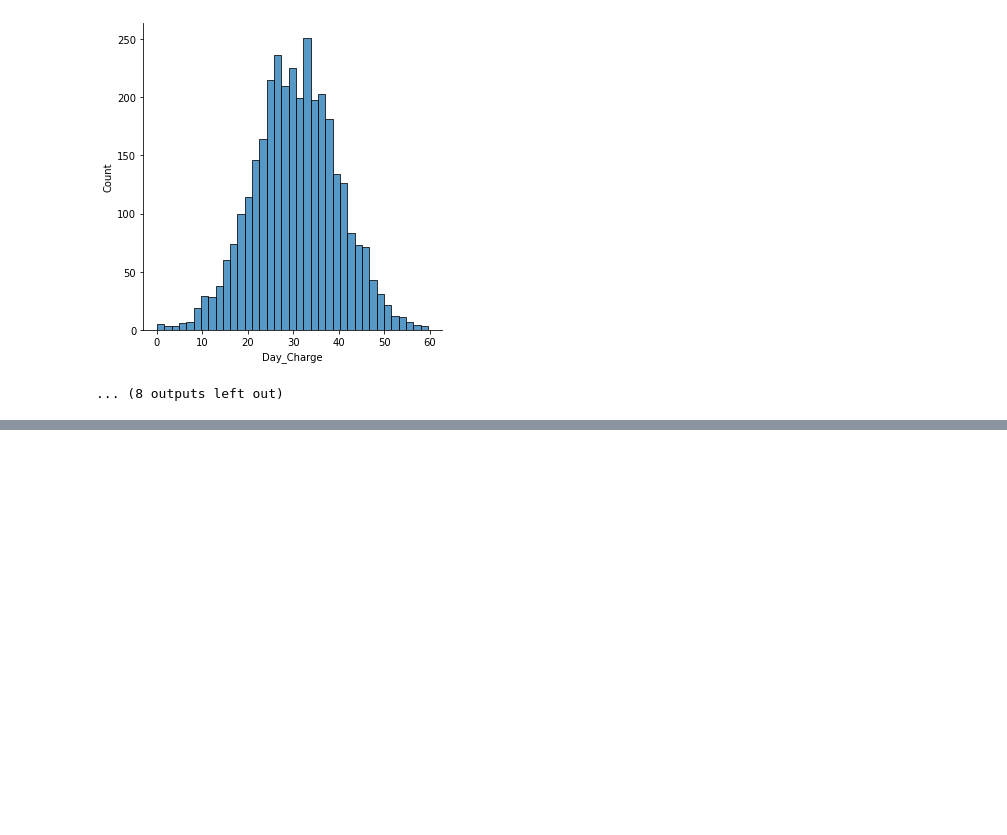
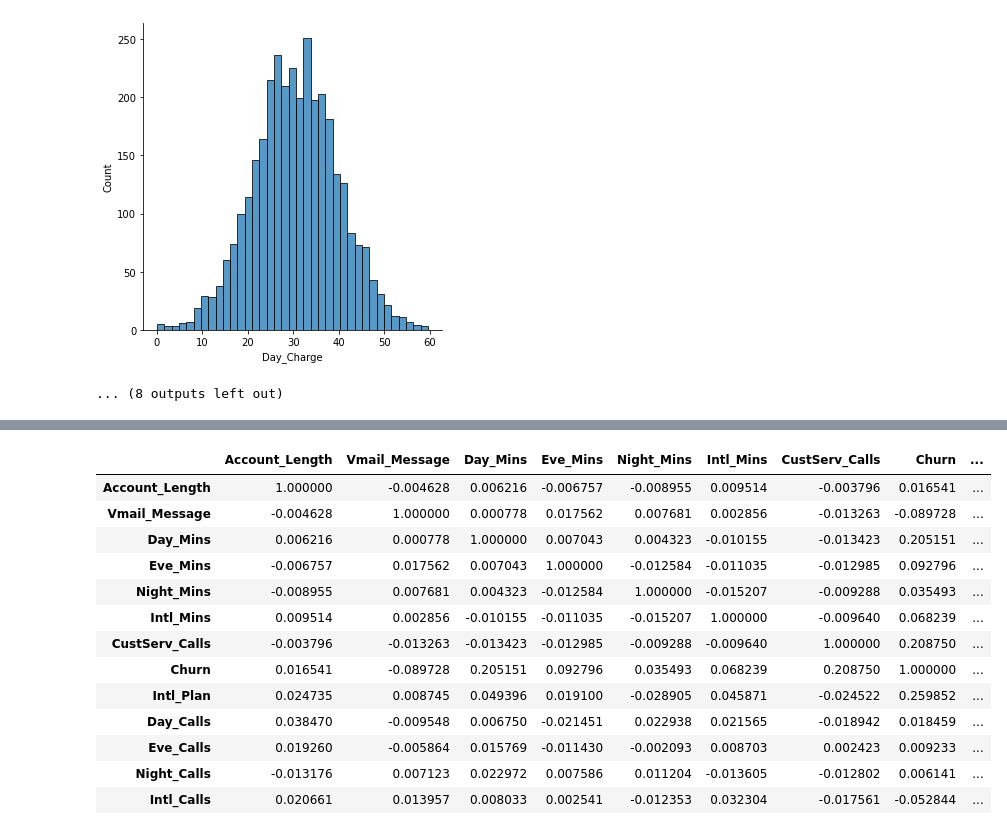
Before and after one commit to HusseinMansourMohd/-Telecom-Customer-Churn, a Jupyter notebook: Telecom_Customer_Churn.ipynb, the cells around one changed output, grey strips where cells are left out. Drawn from its saved outputs; the diff is of its cells as text; code cells hidden in the pictures; blank space fills up the shorter version.

```diff
--- a/Telecom_Customer_Churn.ipynb
+++ b/Telecom_Customer_Churn.ipynb
@@ -165,0 +272,18 @@ for col in tele.columns[:-1]:
+# %%
+corr_matrix = tele.corr()
+corr_matrix.style.background_gradient()
+# %% [output]
+|  | Account_Length | Vmail_Message | Day_Mins | Eve_Mins | Night_Mins | Intl_Mins | CustServ_Calls | Churn | ... |
+| Account_Length | 1.000000 | -0.004628 | 0.006216 | -0.006757 | -0.008955 | 0.009514 | -0.003796 | 0.016541 | ... |
+| Vmail_Message | -0.004628 | 1.000000 | 0.000778 | 0.017562 | 0.007681 | 0.002856 | -0.013263 | -0.089728 | ... |
+| Day_Mins | 0.006216 | 0.000778 | 1.000000 | 0.007043 | 0.004323 | -0.010155 | -0.013423 | 0.205151 | ... |
+| Eve_Mins | -0.006757 | 0.017562 | 0.007043 | 1.000000 | -0.012584 | -0.011035 | -0.012985 | 0.092796 | ... |
+| Night_Mins | -0.008955 | 0.007681 | 0.004323 | -0.012584 | 1.000000 | -0.015207 | -0.009288 | 0.035493 | ... |
+| Intl_Mins | 0.009514 | 0.002856 | -0.010155 | -0.011035 | -0.015207 | 1.000000 | -0.009640 | 0.068239 | ... |
+| CustServ_Calls | -0.003796 | -0.013263 | -0.013423 | -0.012985 | -0.009288 | -0.009640 | 1.000000 | 0.208750 | ... |
+| Churn | 0.016541 | -0.089728 | 0.205151 | 0.092796 | 0.035493 | 0.068239 | 0.208750 | 1.000000 | ... |
+| Intl_Plan | 0.024735 | 0.008745 | 0.049396 | 0.019100 | -0.028905 | 0.045871 | -0.024522 | 0.259852 | ... |
+| Day_Calls | 0.038470 | -0.009548 | 0.006750 | -0.021451 | 0.022938 | 0.021565 | -0.018942 | 0.018459 | ... |
+| Eve_Calls | 0.019260 | -0.005864 | 0.015769 | -0.011430 | -0.002093 | 0.008703 | 0.002423 | 0.009233 | ... |
+| Night_Calls | -0.013176 | 0.007123 | 0.022972 | 0.007586 | 0.011204 | -0.013605 | -0.012802 | 0.006141 | ... |
+| Intl_Calls | 0.020661 | 0.013957 | 0.008033 | 0.002541 | -0.012353 | 0.032304 | -0.017561 | -0.052844 | ... |
```
Also changed, not shown: parts of 15 cells of this notebook.
